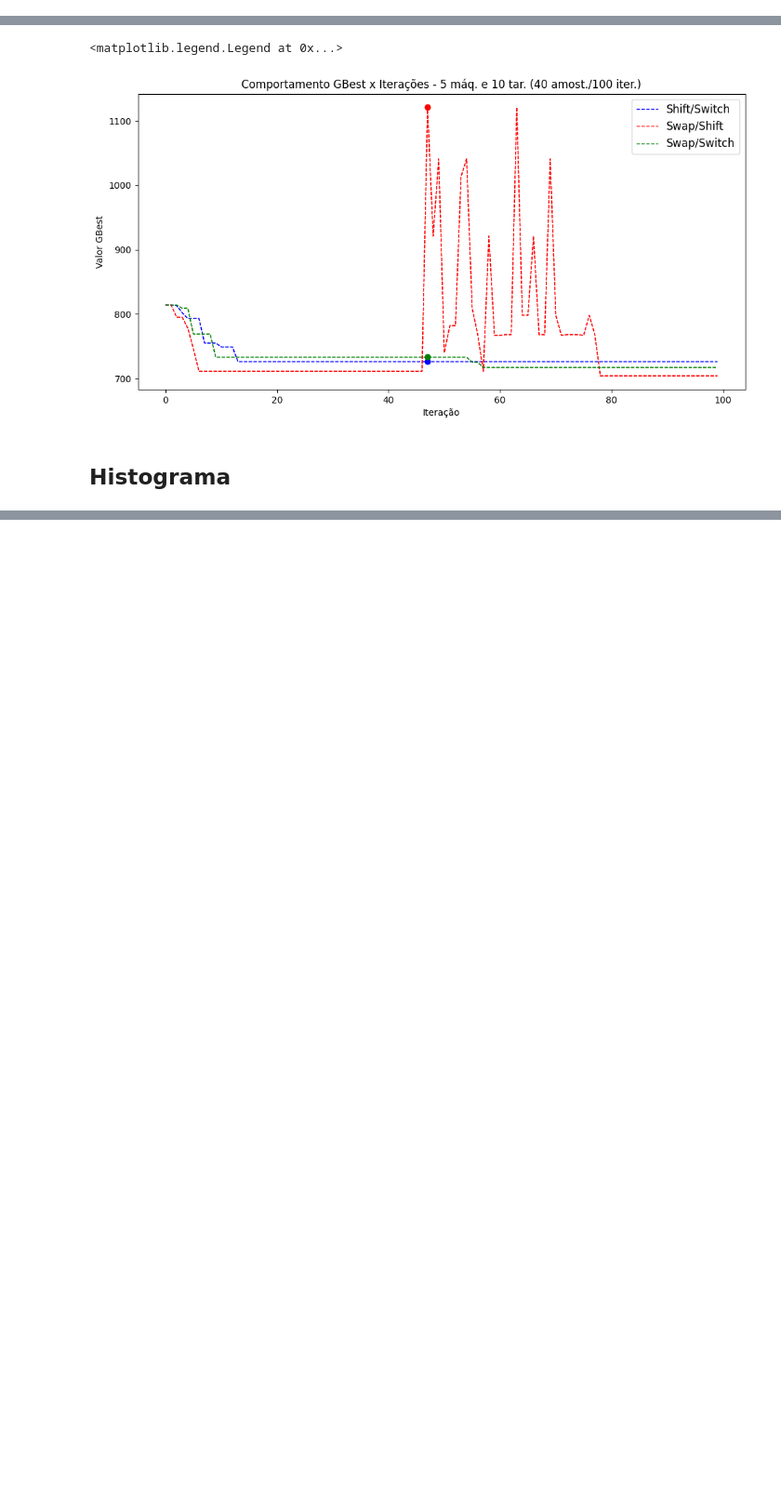
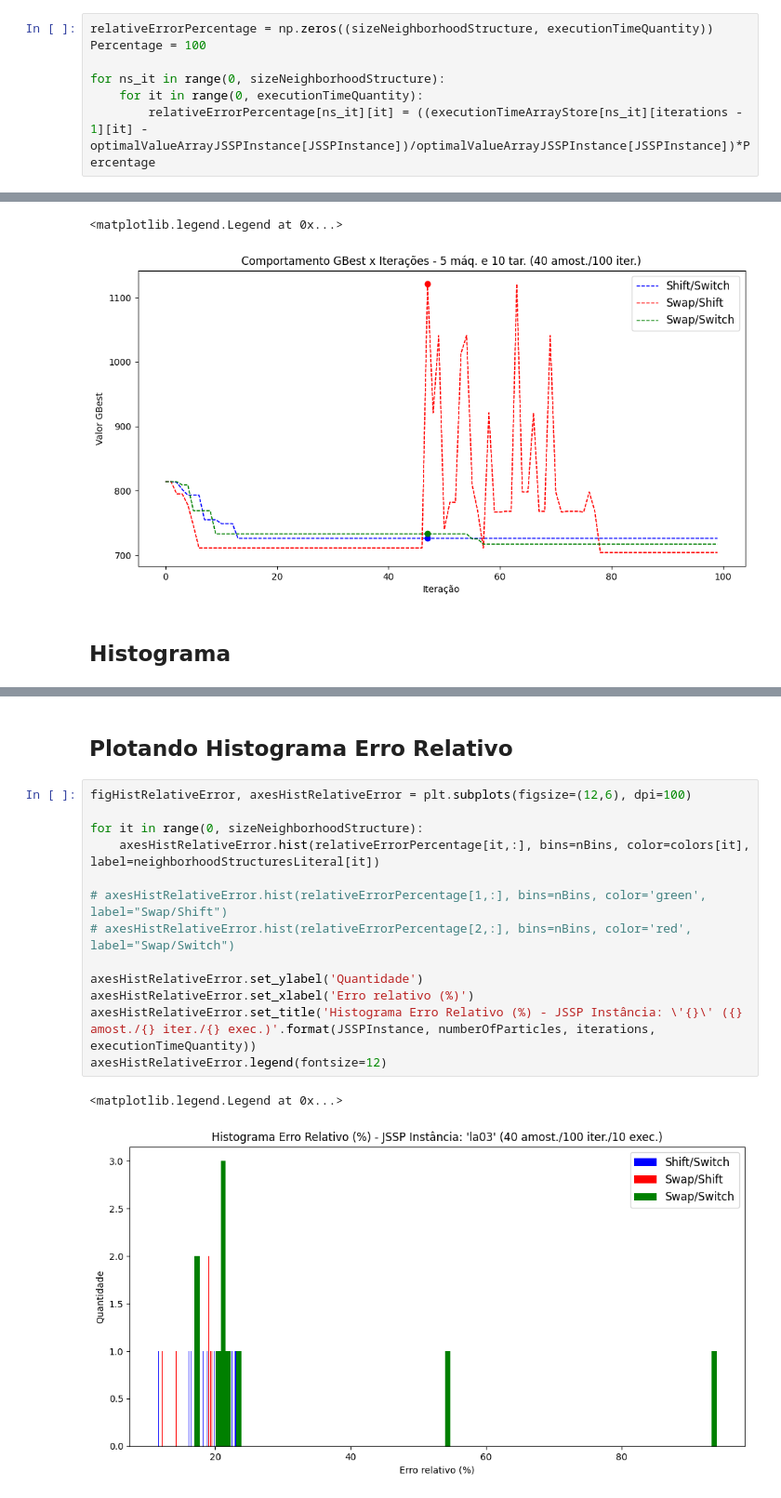
Before and after one commit to diogo-dpa/TCC-Projeto-UFMG, a Jupyter notebook: projeto.ipynb, the cells around one changed output, grey strips where cells are left out. Shown at 93% size. Cells and saved outputs as stored; diff of their text form; blank space fills up the shorter version.

```diff
--- a/projeto.ipynb
+++ b/projeto.ipynb
@@ -408,3 +413,10 @@ for exec_time_it in range(0, executionTimeQuantity):
+# %%
+relativeErrorPercentage = np.zeros((sizeNeighborhoodStructure, executionTimeQuantity))
+Percentage = 100
+
+for ns_it in range(0, sizeNeighborhoodStructure):
+    for it in range(0, executionTimeQuantity):
+        relativeErrorPercentage[ns_it][it] = ((executionTimeArrayStore[ns_it][iterations - 1][it] - optimalValueArrayJSSPInstance[JSSPInstance])/optimalValueArrayJSSPInstance[JSSPInstance])*Percentage
 # %% [markdown]
 ## 📈 Plotando as informações
 # %%
@@ -459,0 +478,18 @@ axesHistComplete.legend(fontsize=12)
+# %% [markdown]
+## Plotando Histograma Erro Relativo
+# %%
+figHistRelativeError, axesHistRelativeError = plt.subplots(figsize=(12,6), dpi=100)
+
+for it in range(0, sizeNeighborhoodStructure):
+    axesHistRelativeError.hist(relativeErrorPercentage[it,:], bins=nBins, color=colors[it], label=neighborhoodStructuresLiteral[it])
+
+# axesHistRelativeError.hist(relativeErrorPercentage[1,:], bins=nBins, color='green', label="Swap/Shift")
+# axesHistRelativeError.hist(relativeErrorPercentage[2,:], bins=nBins, color='red', label="Swap/Switch")
+
+axesHistRelativeError.set_ylabel('Quantidade')
+axesHistRelativeError.set_xlabel('Erro relativo (%)')
+axesHistRelativeError.set_title('Histograma Erro Relativo (%) - JSSP Instância: \'{}\' ({} amost./{} iter./{} exec.)'.format(JSSPInstance, numberOfParticles, iterations, executionTimeQuantity))
+axesHistRelativeError.legend(fontsize=12)
+# %% [output]
+<matplotlib.legend.Legend at 0x...>
+[figure, added]
```
Also changed, not shown: parts of 3 cells of this notebook.
